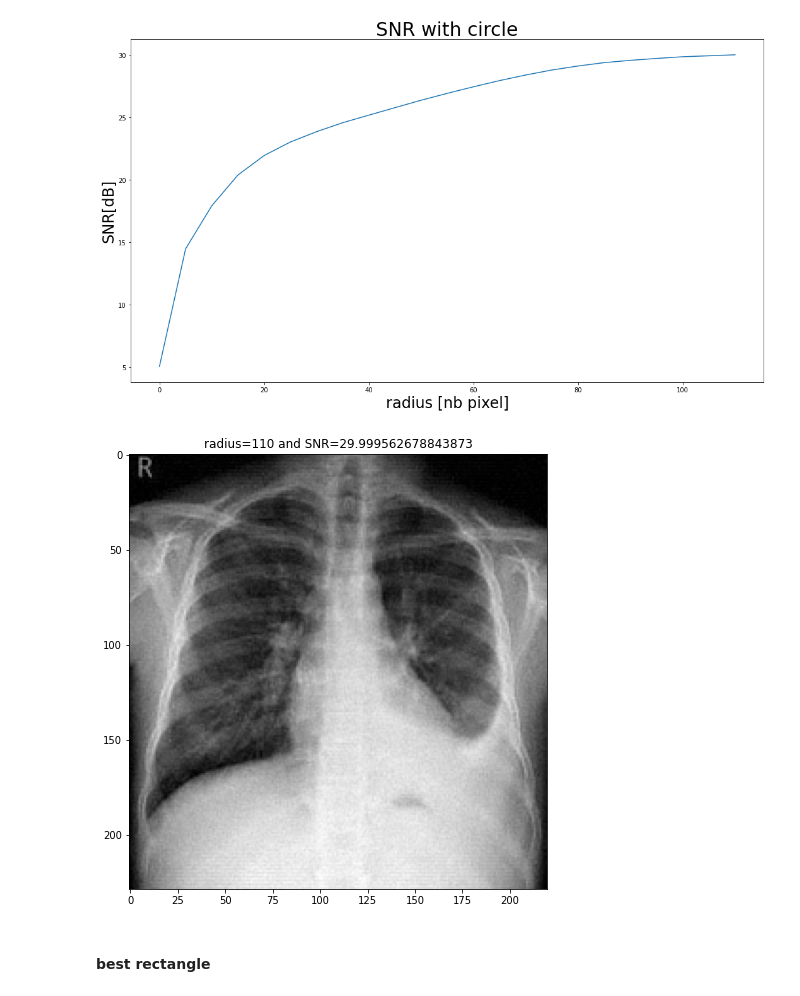
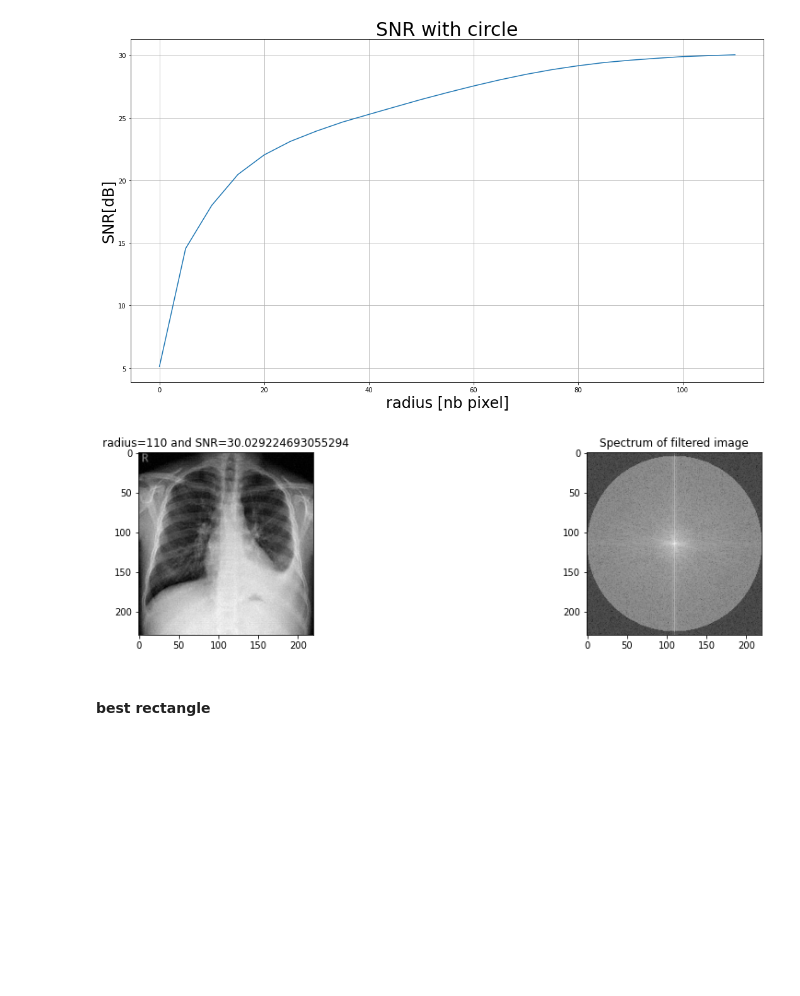
Before and after one commit to gdeside/LGBIO2050_medical_imaging, a Jupyter notebook: Challenge2/Denoising.ipynb, the cells around one changed output. Drawn from its saved outputs; the diff is of its cells as text; code cells hidden in the pictures; blank space fills up the shorter version.

```diff
--- a/Challenge2/Denoising.ipynb
+++ b/Challenge2/Denoising.ipynb
@@ -199,7 +206,7 @@ for i in range(len(fwhm_lst)) :
         snr = SNR(filter_img,img)
         if snr > best_SNR :
             best_SNR =snr
-            tup_best =(fwhm_lst[i],size_kernel[k])
+            tup_best =(fwhm_lst[i],size_kernel[k],snr)
         SNR_lst.append(snr)
     best_img.append(tup_best)
     plt.plot(size_kernel,SNR_lst,label=f"fwhm={fwhm_lst[i]:.2f}")
@@ -259,14 +270,14 @@ def binary_circle(image,radius):
     r,c= image.shape
     center_x = r//2
     center_y = c//2
-    circle = np.zeros(image.shape)
+    circle = np.ones(image.shape)*0.01
     for i in range(r):
         for j in range(c):
             if (((i-center_x)**2+(j-center_y)**2)<= radius**2):
                 circle[i,j] = 1
     return circle
 plt.figure()
-plt.title("Example of circle")
+plt.title(f"Example of circle (radius {50})")
 plt.imshow(binary_circle(img_with_noise,50),cmap ="gray")
 plt.show()
 # %% [output]
@@ -323,14 +335,18 @@ plt.show()
 # %%
 circle = binary_circle(img_frquency,best_radius)
 new_img_freq = circle * img_frquency
 new_img_invF = np.fft.ifft2(np.fft.ifftshift(new_img_freq))
 new_img_invF = np.abs(new_img_invF)
 plt.figure(figsize=(16,8))
+plt.subplot(221)
 plt.imshow(new_img_invF,cmap="gray")
 plt.title(f"radius={best_radius} and SNR={best_snr_radius}")
+plt.subplot(222)
+plt.imshow(np.log(np.abs(new_img_freq)),cmap="gray")
+plt.title("Spectrum of filtered image")
 plt.show()
 # %% [output]
-[figure, old version]
+[figure, new version]
 # %% [markdown]
 #### best rectangle
 # %%
```
Also changed, not shown: parts of 20 cells of this notebook, 3 other files.
